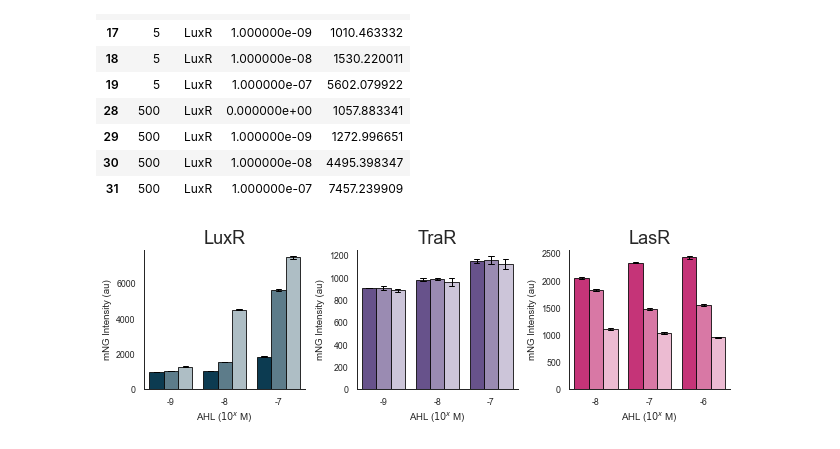
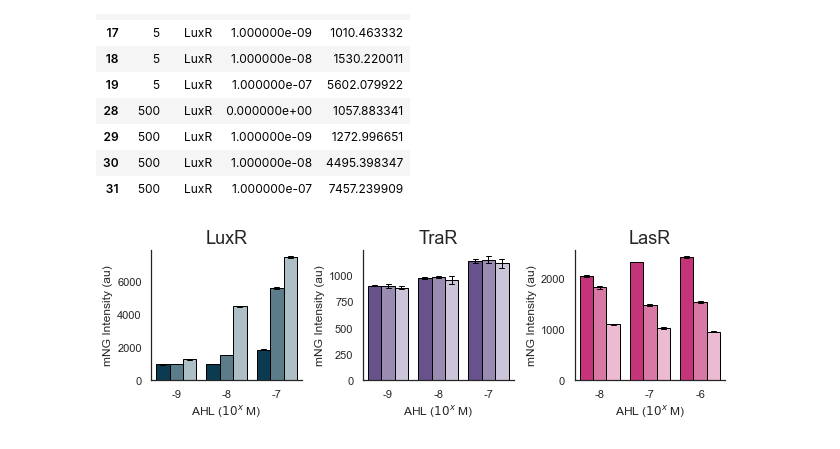
Before and after one commit to Jsakkos/cyano-sync, a Jupyter notebook: notebooks/cross-activation.ipynb, the cells around one changed output. Cells and saved outputs as stored; diff of their text form; code cells hidden in the pictures.

```diff
--- a/notebooks/cross-activation.ipynb
+++ b/notebooks/cross-activation.ipynb
@@ -18,11 +18,11 @@ df = pd.read_excel(r'../data/lc-ms/ahl-accumulation.xls',sheet_name='data')
 data = df[df.Time==13]
 # %%
 colors = ['#003f5c','#644895','#dd1c77']
-sns.set_context('paper')
+sns.set_context('notebook')
 sns.set_style('white')
 f, ax = plt.subplots(figsize=(3,3))
 ax.bar(data.AHL.unique(),data.Concentration,0.7,yerr=data.STD,label='Cell Biomass',edgecolor='k',color=colors,ecolor='black', capsize=3)
-ax.set_xlabel('AHL type')
+ax.set_xlabel('AHL Synthase')
 ax.set_ylabel('Concentration (nM)')
 sns.despine()
 f.savefig(r'../Figures/13hrahl.pdf',bbox_inches='tight')
@@ -259,21 +259,21 @@ cross.loc[cross.Family=='LuxR']
 | 31 | 500 | LuxR | 1.000000e-07 | 7457.239909 |
 # %%
 colors = ['#003f5c','#644895','#dd1c77']
-sns.set_context('paper')
+sns.set_context('notebook')
 sns.set_style('white')
 families = ['LuxR','TraR','LasR']
 locations=['upper left','upper left','upper right']
 f, axes = plt.subplots(ncols=3,figsize=(9,3))
 
 for ax,family in zip(axes.ravel(),families):
     sns.barplot(x='logAHL',y='FITC-A',hue='IPTG',ci='sd',data=cross_mfi.loc[cross_mfi.Family==family],ax=ax,palette=AHL_cols(family,3),edgecolor='k',capsize=.1,errcolor='k',errwidth=1)
     ax.set_title(family,fontsize=18)
     ax.legend_.remove()
     #ax.legend(title=r'IPTG ($\mu$M)',loc='upper left')
     ax.set_xlabel(r'AHL ($10^x$ M)')
     ax.set_ylabel('mNG Intensity (au)')
 sns.despine()
 f.tight_layout()
 f.savefig(r'../Figures/cross-activation.pdf',bbox_inches='tight')
 # %% [output]
-[figure, old version]
+[figure, new version]
```
Also changed, not shown: parts of 1 cell of this notebook, 27 other files.
